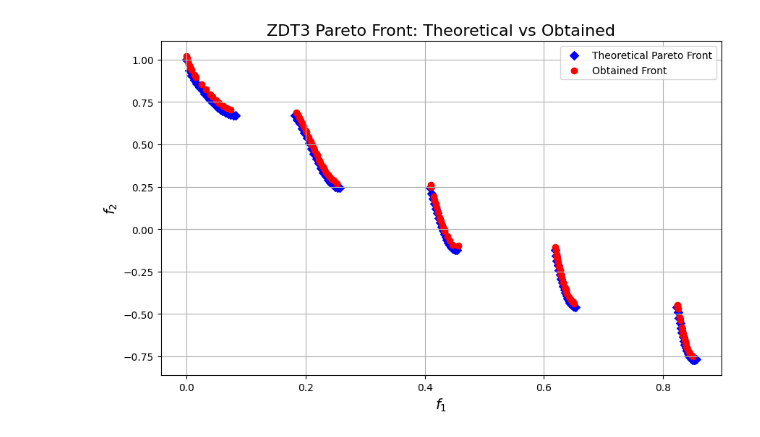
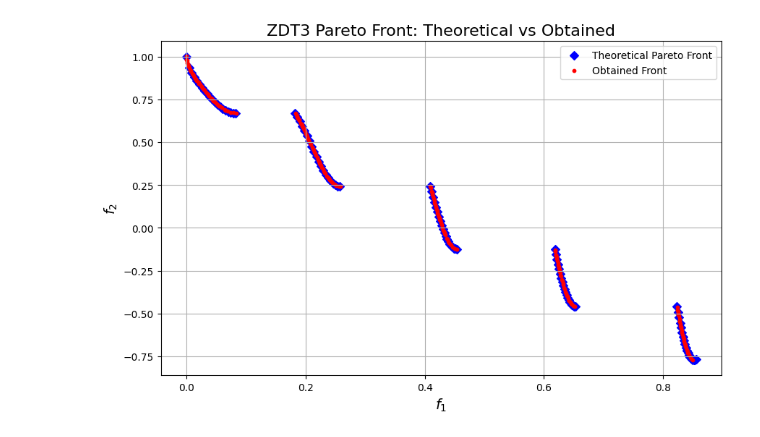
Before and after one commit to andresliszt/moo-rs, a Jupyter notebook: pymoors/docs/user_guide/algorithms/nsga2.ipynb, the cells around one changed output. Cells and saved outputs as stored; diff of their text form; code cells hidden in the pictures.

```diff
--- a/pymoors/docs/user_guide/algorithms/nsga2.ipynb
+++ b/pymoors/docs/user_guide/algorithms/nsga2.ipynb
@@ -129,43 +129,45 @@ algorithm = Nsga2(
     crossover=ExponentialCrossover(exponential_crossover_rate=0.75),
     mutation=GaussianMutation(gene_mutation_rate=0.1, sigma=0.01),
     fitness_fn=evaluate_zdt3,
+    num_objectives=2,
+    num_constraints=0,
     duplicates_cleaner=CloseDuplicatesCleaner(epsilon=1e-5),
     num_vars=30,
     population_size=200,
     num_offsprings=200,
-    num_iterations=200,
+    num_iterations=300,
     mutation_rate=0.1,
     crossover_rate=0.9,
     keep_infeasible=False,
     upper_bound=1,
     lower_bound=0,
     verbose = False
 )
 
 # Run the algorithm
 algorithm.run()
 
 # Get the best Pareto front obtained (as a Population instance)
 best: Population = algorithm.population.best_as_population
 
 # Extract the obtained fitness values (each row is [f1, f2])
 obtained_fitness = best.fitness
 f1_found = obtained_fitness[:, 0]
 f2_found = obtained_fitness[:, 1]
 
 # Compute the theoretical Pareto front for ZDT3
 f1_theo, f2_theo = zdt3_theoretical_front()
 
 # Plot the theoretical Pareto front and the obtained front
 plt.figure(figsize=(10, 6))
 # Plot theoretical front as markers (e.g., diamonds) to show discontinuities.
 plt.scatter(f1_theo, f2_theo, marker='D', color='blue', label='Theoretical Pareto Front')
 # Plot obtained front as red circles.
-plt.scatter(f1_found, f2_found, c='r', marker='o', label='Obtained Front')
+plt.scatter(f1_found, f2_found, c='r', marker='o', s = 10, label='Obtained Front')
 plt.xlabel('$f_1$', fontsize=14)
 plt.ylabel('$f_2$', fontsize=14)
 plt.title('ZDT3 Pareto Front: Theoretical vs Obtained', fontsize=16)
 plt.legend()
 plt.grid(True)
 # %% [output]
-[figure, old version]
+[figure, new version]
```
Also changed, not shown: 13 other files.
